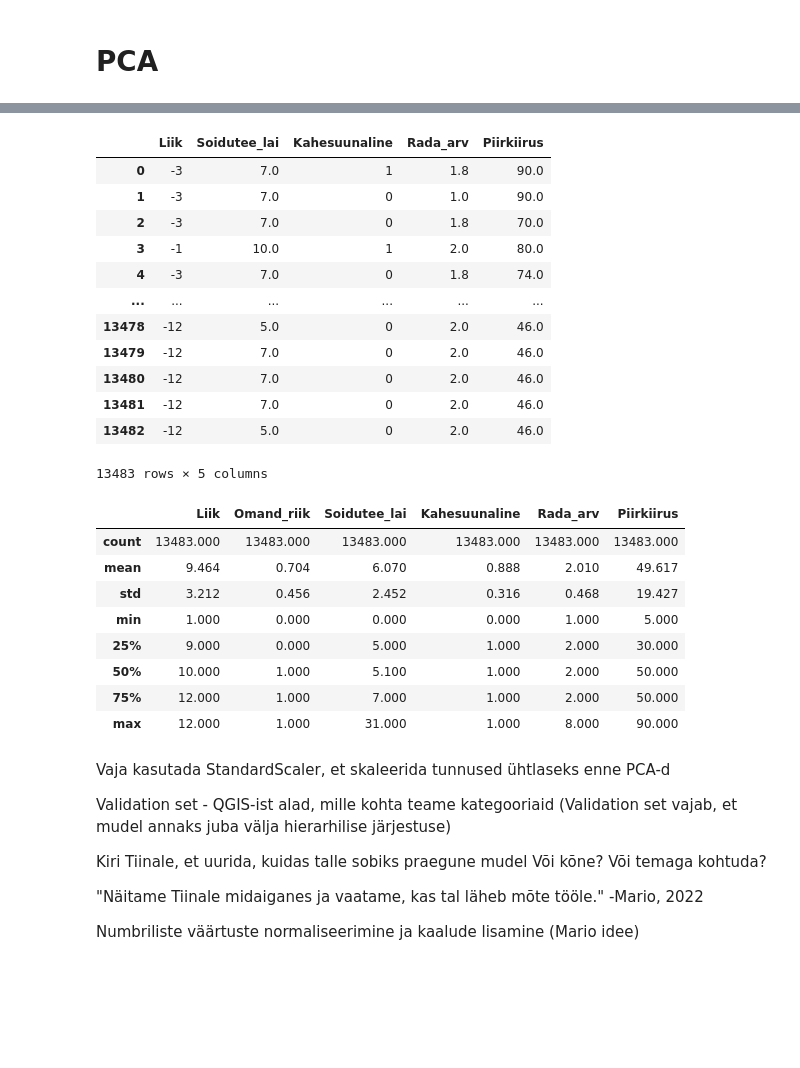
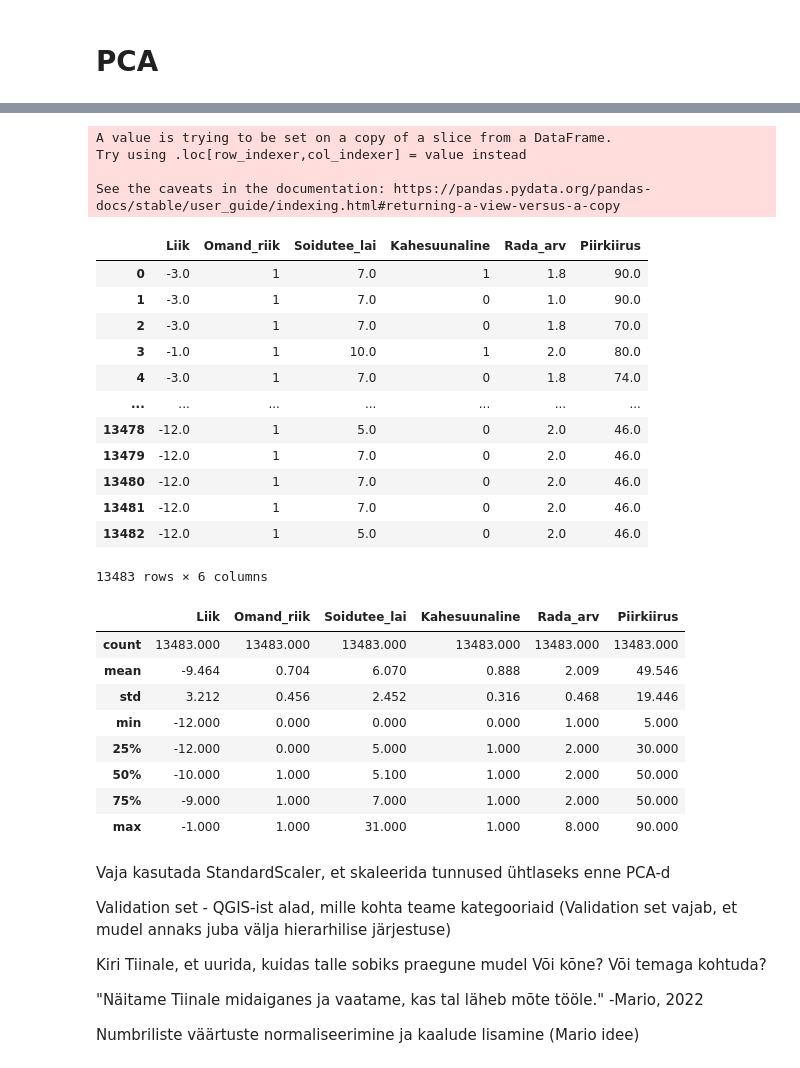
Before and after one commit to m-tarro/ml2022-project, a Jupyter notebook: ML_Project_(P14).ipynb, the cells around one changed output, grey strips where cells are left out. Saved outputs shown, nothing was run; the diff lists cells and outputs as text; code cells hidden in the pictures; blank space fills up the shorter version.

```diff
--- a/ML_Project_(P14).ipynb
+++ b/ML_Project_(P14).ipynb
@@ -536,6 +536,8 @@ dtype: object
 for col in cols:
   if df_numeric[col].dtypes == 'category':
     df_numeric[col] = df_numeric[col].astype('Int8')
+
+df_numeric['Suunalisus'] = df_numeric['Suunalisus'].astype('Int8')
 # %% [output]
 A value is trying to be set on a copy of a slice from a DataFrame.
 Try using .loc[row_indexer,col_indexer] = value instead
@@ -571,11 +570,8 @@ Teeksin siit kolm kategooriat:
 # %%
-df_one_hot['Omand_era'] = df_one_hot['Era_avalik_3']
 df_one_hot['Omand_riik'] = df_one_hot['Era_avalik_1'] + df_one_hot['Era_avalik_2']
-df_one_hot['Omand_määramata_sega'] = df_one_hot['Era_avalik_0'] + df_one_hot['Era_avalik_6']
+
 
 df_one_hot['Kahesuunaline'] = df_one_hot['Suunalisus_0']
-df_one_hot['Ühesuunaline'] = df_one_hot['Suunalisus_1']
-
 
 df_one_hot = df_one_hot.drop(['Era_avalik_0','Era_avalik_1', 'Era_avalik_2', 'Era_avalik_3', 'Era_avalik_6', 'Suunalisus_0', 'Suunalisus_1'], axis=1)
 df_one_hot.head()
@@ -626,7 +619,7 @@ dtype: float64
 # %%
 from sklearn.cluster import AgglomerativeClustering
 
-variables = ['Liik','Omand_era', 'Omand_riik', 'Omand_määramata_sega' ,'Soidutee_lai' ,'Ühesuunaline','Kahesuunaline', 'Rada_arv', 'Piirkiirus']
+variables = ['Liik', 'Omand_riik', 'Soidutee_lai' ,'Kahesuunaline', 'Rada_arv', 'Piirkiirus']
 
 hierarchical_cluster = AgglomerativeClustering(n_clusters=5, affinity='euclidean', linkage='ward')
 labels = hierarchical_cluster.fit_predict(df_one_hot[variables])
@@ -678,33 +670,37 @@ df_one_hot[variables].head()
 # %%
-df_pca_testing = df_one_hot[variables].drop(['Omand_era','Omand_määramata_sega','Ühesuunaline','Omand_riik'],axis=1)
+df_pca_testing = df_one_hot[variables]
 df_pca_testing['Liik'] *= -1
 df_pca_testing
 # %% [output]
+A value is trying to be set on a copy of a slice from a DataFrame.
+Try using .loc[row_indexer,col_indexer] = value instead
+
+See the caveats in the documentation: https://pandas.pydata.org/pandas-docs/stable/user_guide/indexing.html#returning-a-view-versus-a-copy
-|  | Liik | Soidutee_lai | Kahesuunaline | Rada_arv | Piirkiirus |
-| 0 | -3 | 7.0 | 1 | 1.8 | 90.0 |
-| 1 | -3 | 7.0 | 0 | 1.0 | 90.0 |
-| 2 | -3 | 7.0 | 0 | 1.8 | 70.0 |
-| 3 | -1 | 10.0 | 1 | 2.0 | 80.0 |
-| 4 | -3 | 7.0 | 0 | 1.8 | 74.0 |
-| ... | ... | ... | ... | ... | ... |
-| 13478 | -12 | 5.0 | 0 | 2.0 | 46.0 |
-| 13479 | -12 | 7.0 | 0 | 2.0 | 46.0 |
-| 13480 | -12 | 7.0 | 0 | 2.0 | 46.0 |
-| 13481 | -12 | 7.0 | 0 | 2.0 | 46.0 |
-| 13482 | -12 | 5.0 | 0 | 2.0 | 46.0 |
+|  | Liik | Omand_riik | Soidutee_lai | Kahesuunaline | Rada_arv | Piirkiirus |
+| 0 | -3.0 | 1 | 7.0 | 1 | 1.8 | 90.0 |
+| 1 | -3.0 | 1 | 7.0 | 0 | 1.0 | 90.0 |
+| 2 | -3.0 | 1 | 7.0 | 0 | 1.8 | 70.0 |
+| 3 | -1.0 | 1 | 10.0 | 1 | 2.0 | 80.0 |
+| 4 | -3.0 | 1 | 7.0 | 0 | 1.8 | 74.0 |
+| ... | ... | ... | ... | ... | ... | ... |
+| 13478 | -12.0 | 1 | 5.0 | 0 | 2.0 | 46.0 |
+| 13479 | -12.0 | 1 | 7.0 | 0 | 2.0 | 46.0 |
+| 13480 | -12.0 | 1 | 7.0 | 0 | 2.0 | 46.0 |
+| 13481 | -12.0 | 1 | 7.0 | 0 | 2.0 | 46.0 |
+| 13482 | -12.0 | 1 | 5.0 | 0 | 2.0 | 46.0 |
-13483 rows × 5 columns
+13483 rows × 6 columns
 # %%
 df_pca_testing.describe().round(3)
 # %% [output]
 |  | Liik | Omand_riik | Soidutee_lai | Kahesuunaline | Rada_arv | Piirkiirus |
 | count | 13483.000 | 13483.000 | 13483.000 | 13483.000 | 13483.000 | 13483.000 |
-| mean | 9.464 | 0.704 | 6.070 | 0.888 | 2.010 | 49.617 |
-| std | 3.212 | 0.456 | 2.452 | 0.316 | 0.468 | 19.427 |
-| min | 1.000 | 0.000 | 0.000 | 0.000 | 1.000 | 5.000 |
-| 25% | 9.000 | 0.000 | 5.000 | 1.000 | 2.000 | 30.000 |
-| 50% | 10.000 | 1.000 | 5.100 | 1.000 | 2.000 | 50.000 |
-| 75% | 12.000 | 1.000 | 7.000 | 1.000 | 2.000 | 50.000 |
-| max | 12.000 | 1.000 | 31.000 | 1.000 | 8.000 | 90.000 |
+| mean | -9.464 | 0.704 | 6.070 | 0.888 | 2.009 | 49.546 |
+| std | 3.212 | 0.456 | 2.452 | 0.316 | 0.468 | 19.446 |
+| min | -12.000 | 0.000 | 0.000 | 0.000 | 1.000 | 5.000 |
+| 25% | -12.000 | 0.000 | 5.000 | 1.000 | 2.000 | 30.000 |
+| 50% | -10.000 | 1.000 | 5.100 | 1.000 | 2.000 | 50.000 |
+| 75% | -9.000 | 1.000 | 7.000 | 1.000 | 2.000 | 50.000 |
+| max | -1.000 | 1.000 | 31.000 | 1.000 | 8.000 | 90.000 |
 # %% [markdown]
 Vaja kasutada StandardScaler, et skaleerida tunnused ühtlaseks enne PCA-d
 
```
Also changed, not shown: parts of 15 cells of this notebook.
